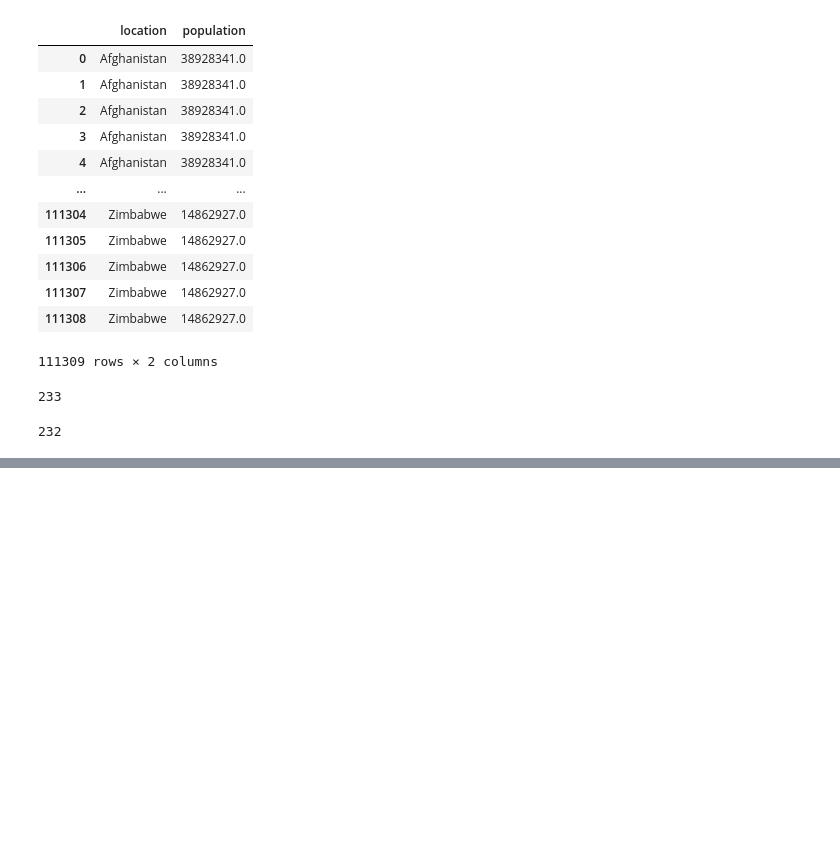
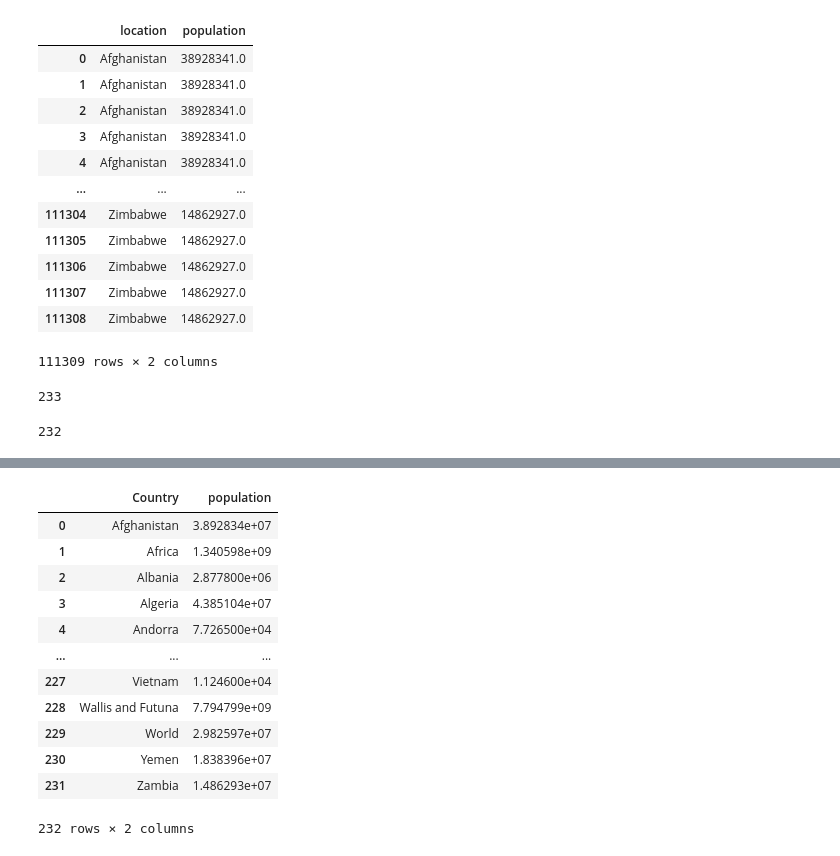
Before and after one commit to snkty8/Test_COVID_Project, a Jupyter notebook: ETL_COVID_dataset.ipynb, the cells around one changed output, grey strips where cells are left out. Cells and saved outputs as stored; diff of their text form; code cells hidden in the pictures; blank space fills up the shorter version.

Commit message:
country_df

```diff
--- a/ETL_COVID_dataset.ipynb
+++ b/ETL_COVID_dataset.ipynb
@@ -242,0 +261,17 @@ NameError: name 'population_per_country_df' is not defined
+# %%
+country_df['population'] = population_df
+country_df.dropna()
+# %% [output]
+|  | Country | population |
+| 0 | Afghanistan | 3.892834e+07 |
+| 1 | Africa | 1.340598e+09 |
+| 2 | Albania | 2.877800e+06 |
+| 3 | Algeria | 4.385104e+07 |
+| 4 | Andorra | 7.726500e+04 |
+| ... | ... | ... |
+| 227 | Vietnam | 1.124600e+04 |
+| 228 | Wallis and Futuna | 7.794799e+09 |
+| 229 | World | 2.982597e+07 |
+| 230 | Yemen | 1.838396e+07 |
+| 231 | Zambia | 1.486293e+07 |
+232 rows × 2 columns
```
Also changed, not shown: parts of 5 cells of this notebook.
